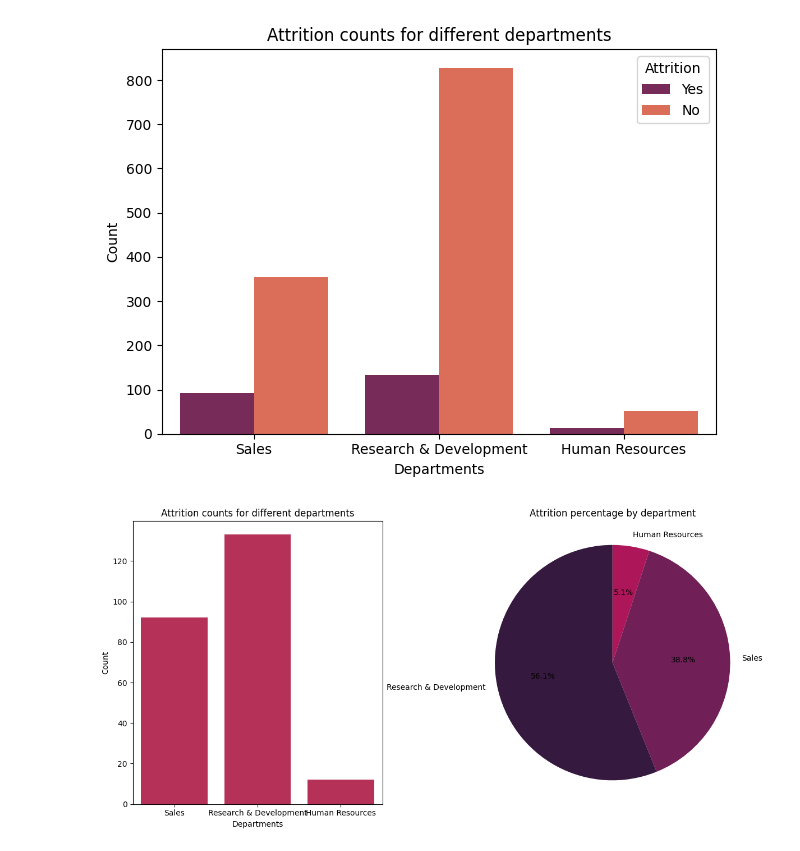
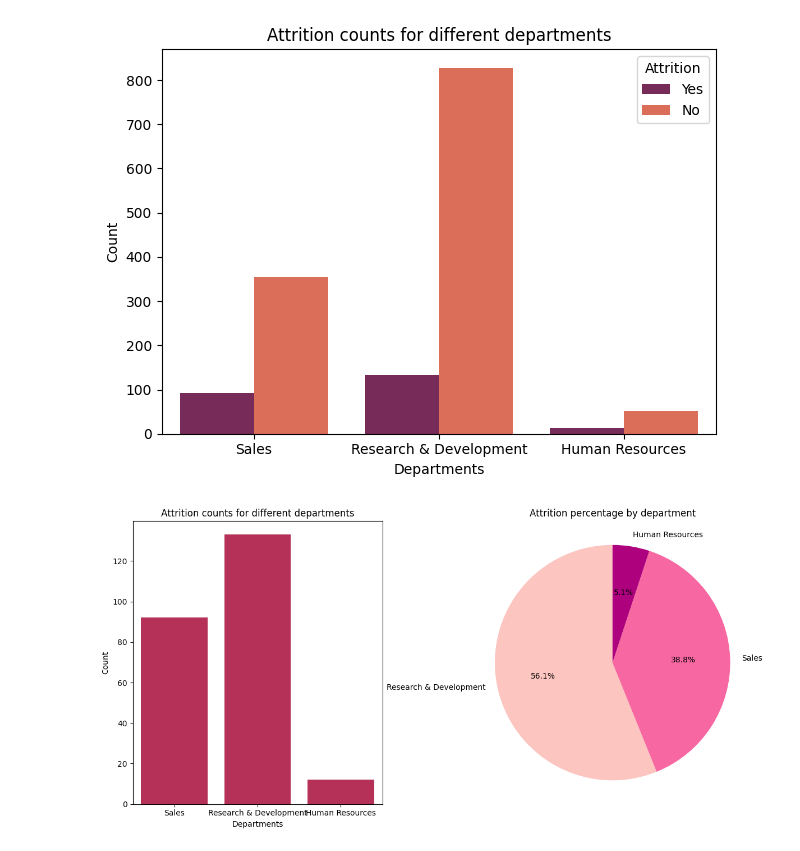
Before and after one commit to selvet-elo/IBM-Employee-Attrition-Dataset, a Jupyter notebook: IBM_HR_data_visualization.ipynb, the cells around one changed output. Drawn from its saved outputs; the diff is of its cells as text; code cells hidden in the pictures.

Commit message:
Data Visualization updates

```diff
--- a/IBM_HR_data_visualization.ipynb
+++ b/IBM_HR_data_visualization.ipynb
@@ -50,24 +50,24 @@ plt.show()
 # %%
 df_att_yes = df[df['Attrition'] == 'Yes']
 
 fig = plt.figure(figsize=(12, 6))
 
 ax0 = fig.add_subplot(1, 2, 1)
 ax1 = fig.add_subplot(1, 2, 2)
 
 # Subplot 1: Count plot
 sns.countplot(data=df_att_yes, x='Department',hue='Attrition', legend=False, ax=ax0, palette='rocket')
 ax0.set_xlabel('Departments')
 ax0.set_ylabel('Count')
 ax0.set_title('Attrition counts for different departments')
 
 # Subplot 2: Pie chart
 dep_attrition = df_att_yes['Department'].value_counts()
-ax1.pie(dep_attrition, labels=dep_attrition.index, autopct='%1.1f%%', startangle=90, colors=sns.color_palette('rocket'))
+ax1.pie(dep_attrition, labels=dep_attrition.index, autopct='%1.1f%%', startangle=90, colors=sns.color_palette('RdPu',3))
 ax1.set_title('Attrition percentage by department')
 ax1.axis('equal')
 
 plt.tight_layout()
 plt.show()
 # %% [output]
-[figure, old version]
+[figure, new version]
```
